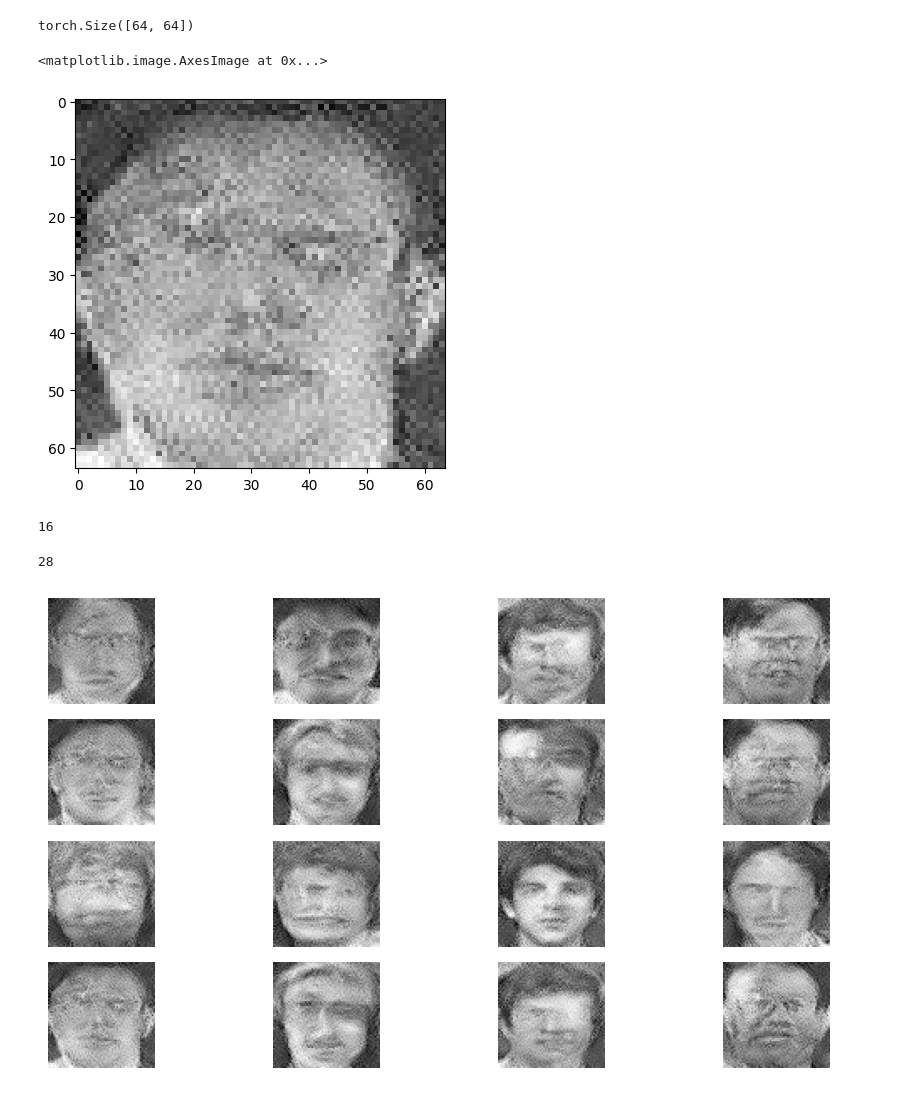
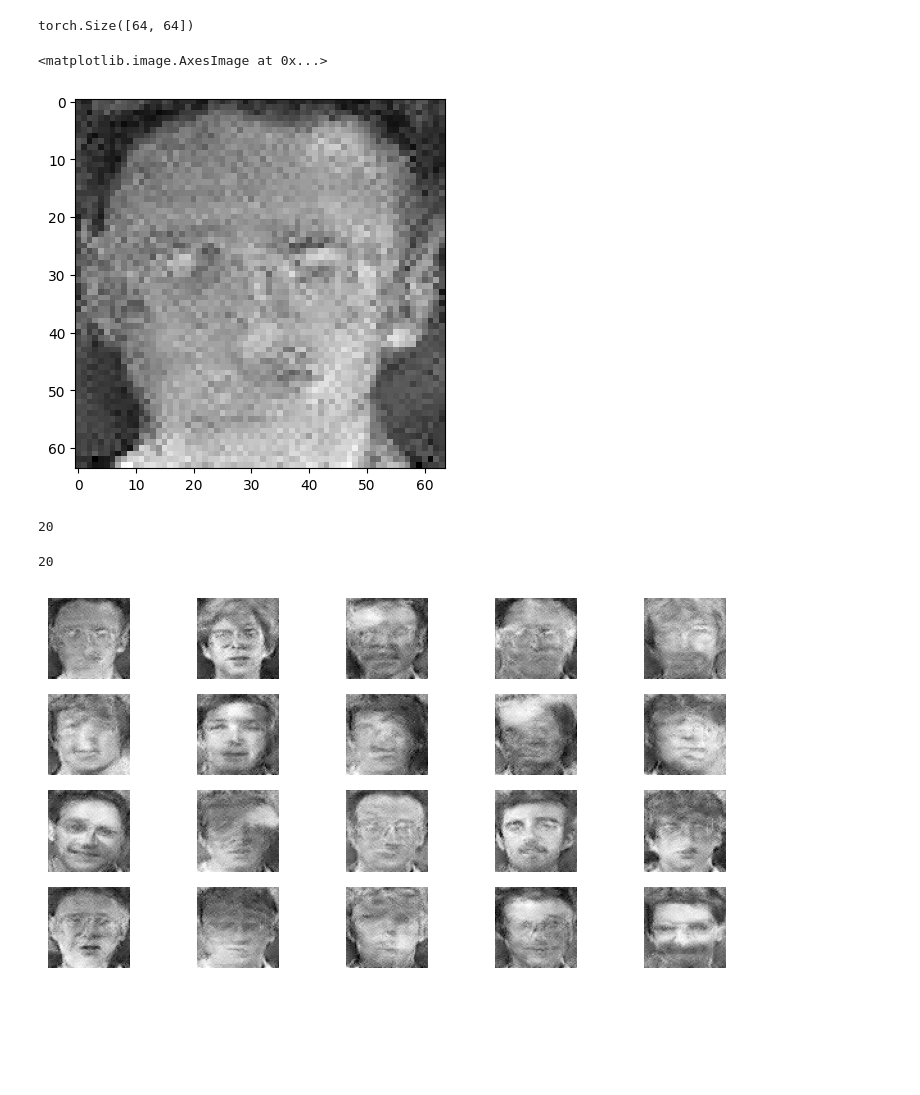
Before and after one commit to VectorJamo/Deep-Learning-Projects, a Jupyter notebook: Model Inversion/Face Inversion/Face Model Inversion.ipynb, the cells around one changed output. Cells and saved outputs as stored; diff of their text form; code cells hidden in the pictures; blank space fills up the shorter version.

```diff
--- a/Model Inversion/Face Inversion/Face Model Inversion.ipynb
+++ b/Model Inversion/Face Inversion/Face Model Inversion.ipynb
@@ -287,7 +287,7 @@ recovered_images = []
 # 2. Have a random seed initialization for the latent vector z in every iteration
 # 3. Optimize the latent vector and recover a potential training data
 # 4. Store each of the recovered images in their own list
-target_classes = 16
+target_classes = 20
 latent_vectors = []
 for x in range(0, target_classes):
     target_class = x
@@ -351,7 +351,7 @@ torch.Size([64, 64])
 plt.imshow(img.cpu().detach(), cmap='gray')
 # %% [output]
 <matplotlib.image.AxesImage at 0x...>
-[figure, old version]
+[figure, new version]
 # %%
 recovered_1 = []
 for lv in latent_vectors:
@@ -359,7 +359,7 @@ for lv in latent_vectors:
 # %%
 len(recovered_1)
 # %% [output]
-16
+20
 # %%
 for i in range(0, len(recovered_1)):
     img = gen(recovered_1[i].to(device)).squeeze(dim=0).squeeze(dim=0)
@@ -367,17 +367,17 @@ for i in range(0, len(recovered_1)):
 # %%
 len(recovered_images)
 # %% [output]
-28
+20
 # %%
 # Create a figure with 2 rows and 4 columns
-fig, axes = plt.subplots(4, 4, figsize=(10, 5))
+fig, axes = plt.subplots(4, 5, figsize=(8, 4))
 
 # Flatten the 2D axes array and iterate over it
 for ax, img in zip(axes.flatten(), recovered_images):
     ax.imshow(img.cpu().detach(), cmap='gray')  # Display the image
     ax.axis('off')  # Hide axes
 
 plt.tight_layout()  # Adjust layout to avoid overlap
 plt.show()
 # %% [output]
-[figure, old version]
+[figure, new version]
```
Also changed, not shown: parts of 4 cells of this notebook, 3 other files.
